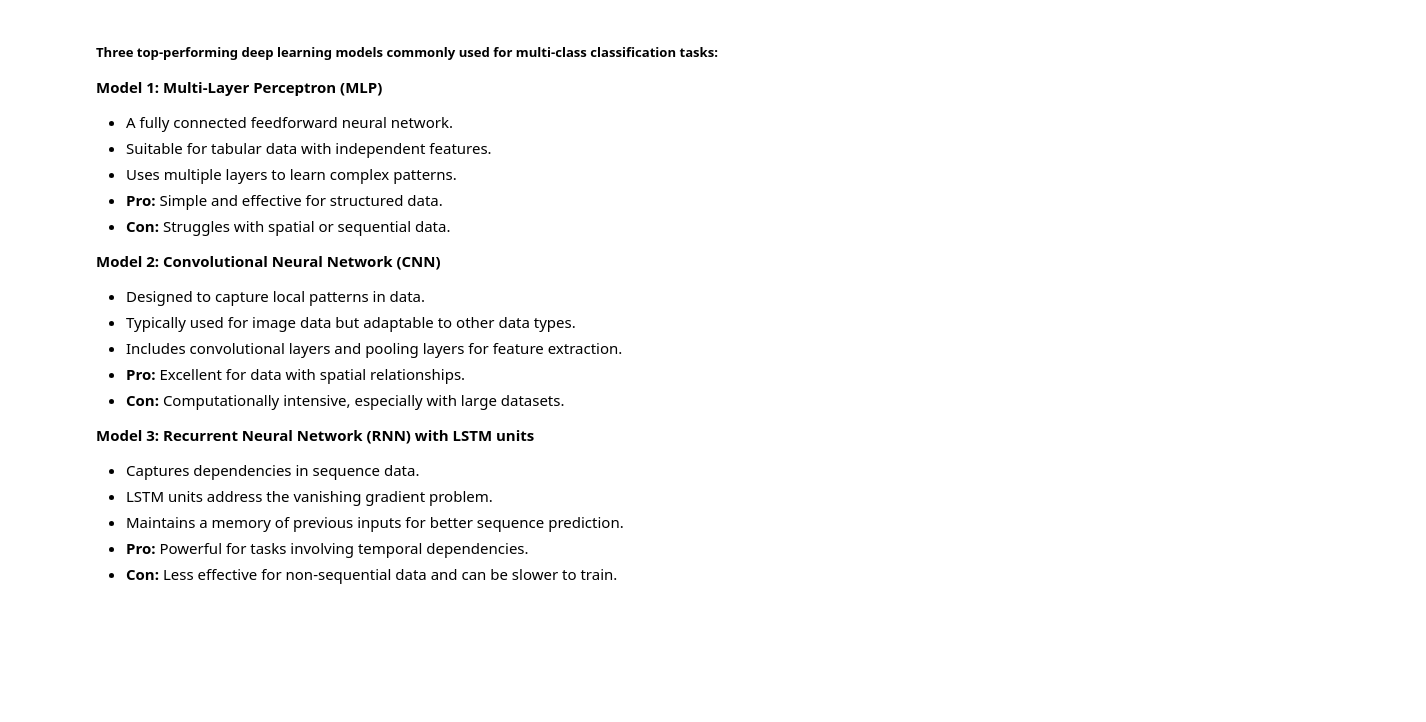
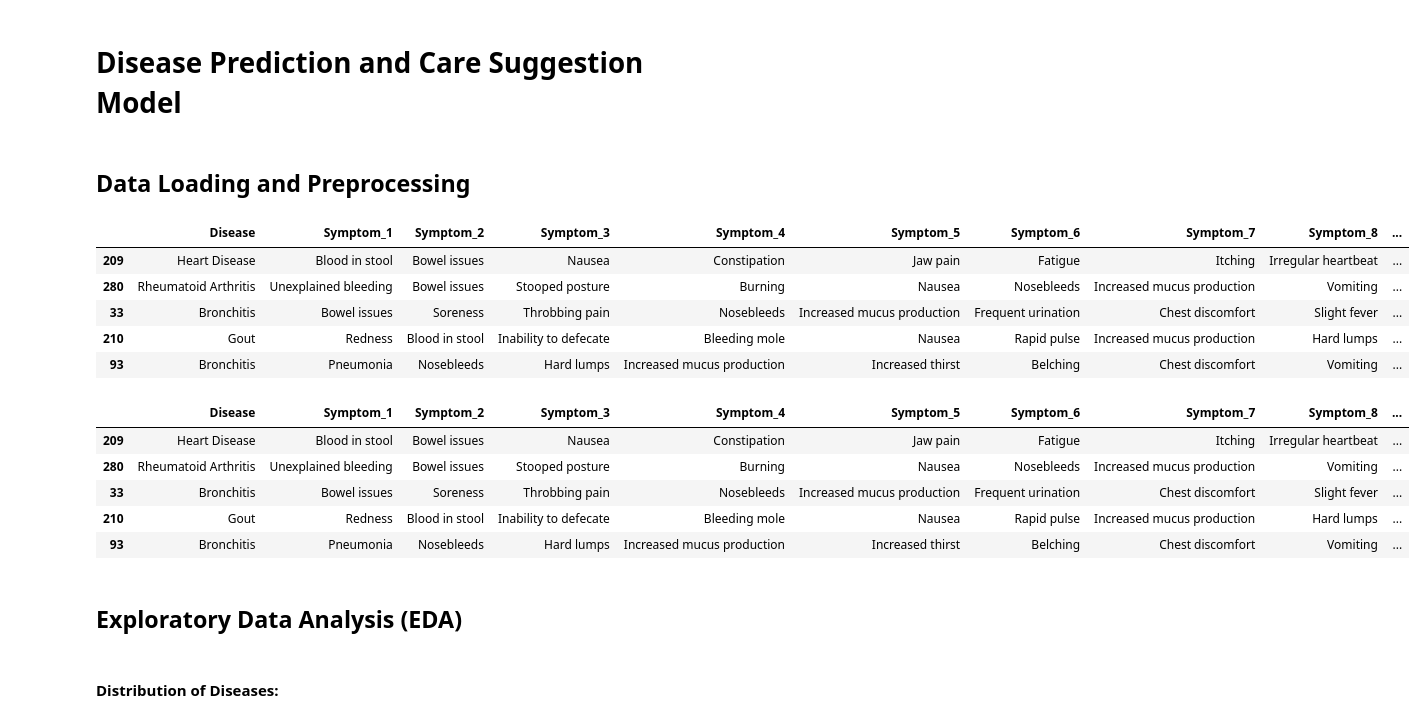
Before and after one commit to FundaSubasi/ai_project_3_group_3, a Jupyter notebook: main.ipynb, the cells around one changed output. Saved outputs shown, nothing was run; the diff lists cells and outputs as text; code cells hidden in the pictures; blank space fills up the shorter version.

```diff
--- a/main.ipynb
+++ b/main.ipynb
@@ -227,24 +1,47 @@ Here we will train, test and compare three deep learning models to see which one
-# %% [markdown]
-
-##### Three top-performing deep learning models commonly used for multi-class classification tasks:
-
-**Model 1: Multi-Layer Perceptron (MLP)**
-   - A fully connected feedforward neural network.
-   - Suitable for tabular data with independent features.
-   - Uses multiple layers to learn complex patterns.
-   - **Pro:** Simple and effective for structured data.
-   - **Con:** Struggles with spatial or sequential data.
-
-**Model 2: Convolutional Neural Network (CNN)**
-   - Designed to capture local patterns in data.
-   - Typically used for image data but adaptable to other data types.
-   - Includes convolutional layers and pooling layers for feature extraction.
-   - **Pro:** Excellent for data with spatial relationships.
-   - **Con:** Computationally intensive, especially with large datasets.
-
-**Model 3: Recurrent Neural Network (RNN) with LSTM units**
-   - Captures dependencies in sequence data.
-   - LSTM units address the vanishing gradient problem.
-   - Maintains a memory of previous inputs for better sequence prediction.
-   - **Pro:** Powerful for tasks involving temporal dependencies.
-   - **Con:** Less effective for non-sequential data and can be slower to train.
+# %% [markdown]
+# Disease Prediction and Care Suggestion Model
+# %% [markdown]
+## Data Loading and Preprocessing
+# %%
+import pandas as pd
+from sklearn.utils import shuffle
+
+# Load the dataset
+df = pd.read_csv('resources/dataset_kaggle.csv')
+
+# Shuffle the dataset
+df = shuffle(df, random_state=42)
+
+# Display the first few rows of the dataset
+df.head()
+# %% [output]
+|  | Disease | Symptom_1 | Symptom_2 | Symptom_3 | Symptom_4 | Symptom_5 | Symptom_6 | Symptom_7 | Symptom_8 | ... |
+| 209 | Heart Disease | Blood in stool | Bowel issues | Nausea | Constipation | Jaw pain | Fatigue | Itching | Irregular heartbeat | ... |
+| 280 | Rheumatoid Arthritis | Unexplained bleeding | Bowel issues | Stooped posture | Burning | Nausea | Nosebleeds | Increased mucus production | Vomiting | ... |
+| 33 | Bronchitis | Bowel issues | Soreness | Throbbing pain | Nosebleeds | Increased mucus production | Frequent urination | Chest discomfort | Slight fever | ... |
+| 210 | Gout | Redness | Blood in stool | Inability to defecate | Bleeding mole | Nausea | Rapid pulse | Increased mucus production | Hard lumps | ... |
+| 93 | Bronchitis | Pneumonia | Nosebleeds | Hard lumps | Increased mucus production | Increased thirst | Belching | Chest discomfort | Vomiting | ... |
+# %%
+# Replace hyphens with spaces in the symptom columns
+for col in df.columns[1:]:
+    df[col] = df[col].str.replace('_', ' ')
+
+# Strip any leading or trailing spaces from the symptom strings
+df = df.apply(lambda x: x.str.strip() if x.dtype == "object" else x)
+
+# Replace NaN values with 0
+df = df.fillna(0)
+
+# Display the cleaned dataset
+df.head()
+# %% [output]
+|  | Disease | Symptom_1 | Symptom_2 | Symptom_3 | Symptom_4 | Symptom_5 | Symptom_6 | Symptom_7 | Symptom_8 | ... |
+| 209 | Heart Disease | Blood in stool | Bowel issues | Nausea | Constipation | Jaw pain | Fatigue | Itching | Irregular heartbeat | ... |
+| 280 | Rheumatoid Arthritis | Unexplained bleeding | Bowel issues | Stooped posture | Burning | Nausea | Nosebleeds | Increased mucus production | Vomiting | ... |
+| 33 | Bronchitis | Bowel issues | Soreness | Throbbing pain | Nosebleeds | Increased mucus production | Frequent urination | Chest discomfort | Slight fever | ... |
+| 210 | Gout | Redness | Blood in stool | Inability to defecate | Bleeding mole | Nausea | Rapid pulse | Increased mucus production | Hard lumps | ... |
+| 93 | Bronchitis | Pneumonia | Nosebleeds | Hard lumps | Increased mucus production | Increased thirst | Belching | Chest discomfort | Vomiting | ... |
+# %% [markdown]
+## Exploratory Data Analysis (EDA)
+# %% [markdown]
+#### Distribution of Diseases:
```
Also changed, not shown: parts of 53 cells of this notebook, 8 other files.
